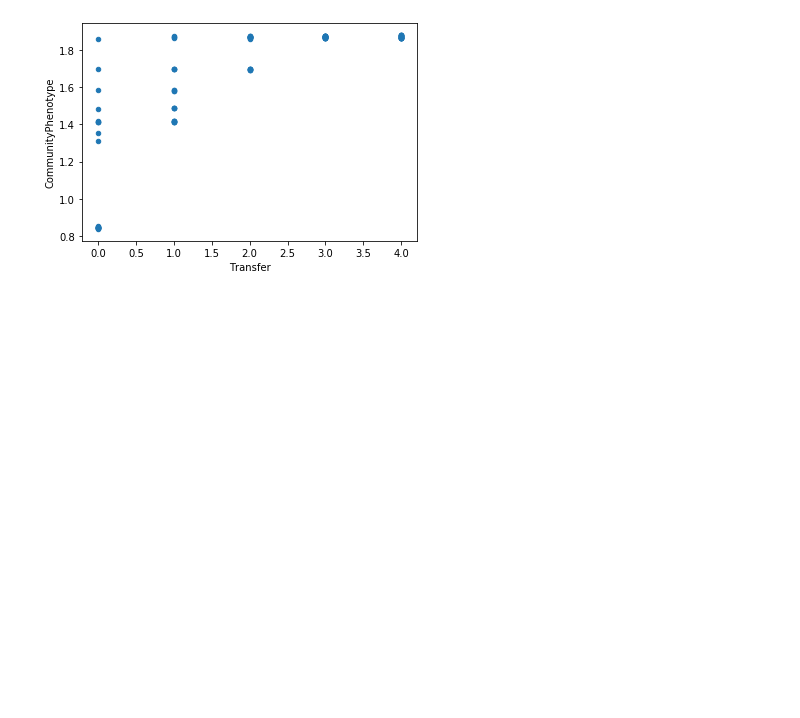
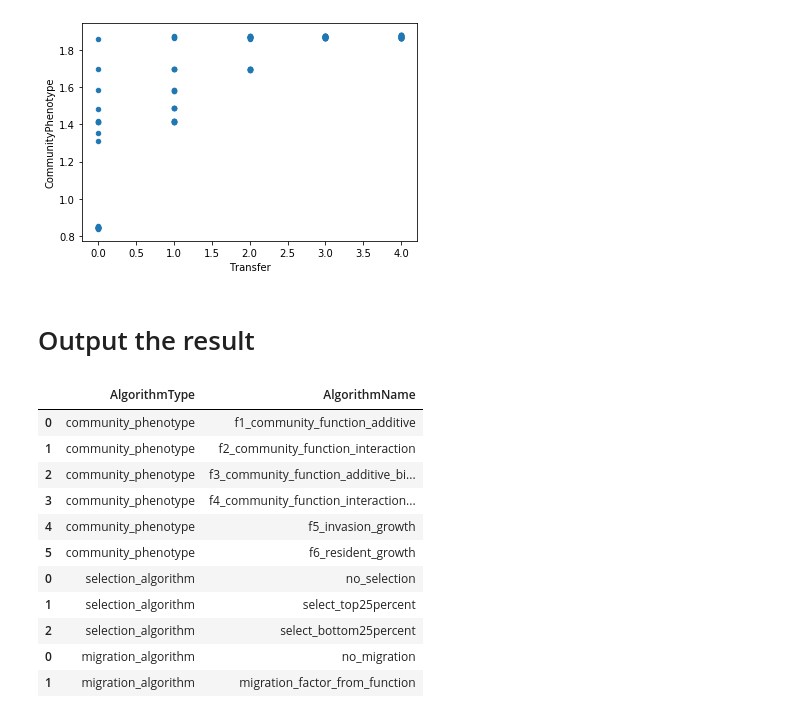
Before and after one commit to Chang-Yu-Chang/ecoprospector, a Jupyter notebook: community_selection.ipynb, the cells around one changed output. Saved outputs shown, nothing was run; the diff lists cells and outputs as text; code cells hidden in the pictures; blank space fills up the shorter version.

```diff
--- a/community_selection.ipynb
+++ b/community_selection.ipynb
@@ -235,3 +228,35 @@ plot_community_function(f6_selc)
 # %% [output]
 [figure]
 [figure]
+# %% [markdown]
+# Output the result
+# %%
+def concat_result(f_ctrl, f_selc, species_pool_seed, phenotype_algorithm = "f6_resident_growth", selection_algorithm = "select_best_n"):
+    """
+    Concatenate the result data.frame from control (no-selection) and selection experiment
+    """
+    #
+    f_ctrl["Experiment"] = "control"
+    f_selc["Experiment"] = "selection"
+
+    #
+    f_result = pd.concat([f_ctrl, f_selc])
+    f_result["SelectionAlgorithmName"] = selection_algorithm
+    f_result["CommunityPhenotypeName"] = phenotype_algorithm
+    f_result["SpeciesPool"] = species_pool_seed
+
+    # Write the result
+    f_result.to_csv("data/" + selection_algorithm + "-" + phenotype_algorithm + "-pool" + str(species_pool_seed) + ".txt", index = False)
+# %% [output]
+|  | AlgorithmType | AlgorithmName |
+| 0 | community_phenotype | f1_community_function_additive |
+| 1 | community_phenotype | f2_community_function_interaction |
+| 2 | community_phenotype | f3_community_function_additive_bi... |
+| 3 | community_phenotype | f4_community_function_interaction... |
+| 4 | community_phenotype | f5_invasion_growth |
+| 5 | community_phenotype | f6_resident_growth |
+| 0 | selection_algorithm | no_selection |
+| 1 | selection_algorithm | select_top25percent |
+| 2 | selection_algorithm | select_bottom25percent |
+| 0 | migration_algorithm | no_migration |
+| 1 | migration_algorithm | migration_factor_from_function |
```
Also changed, not shown: parts of 13 cells of this notebook, 4 other files.
